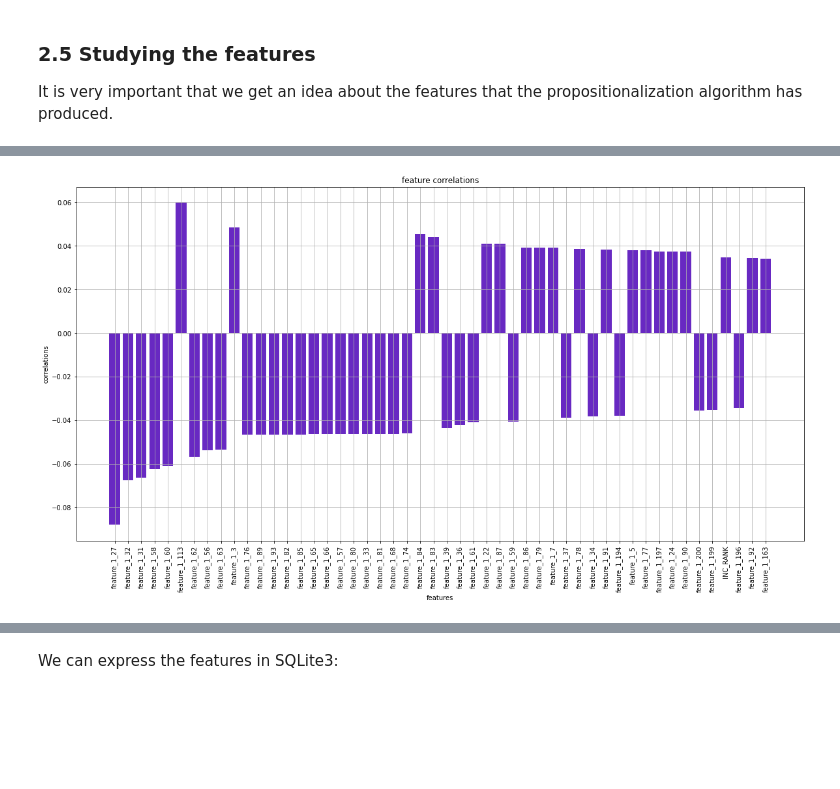
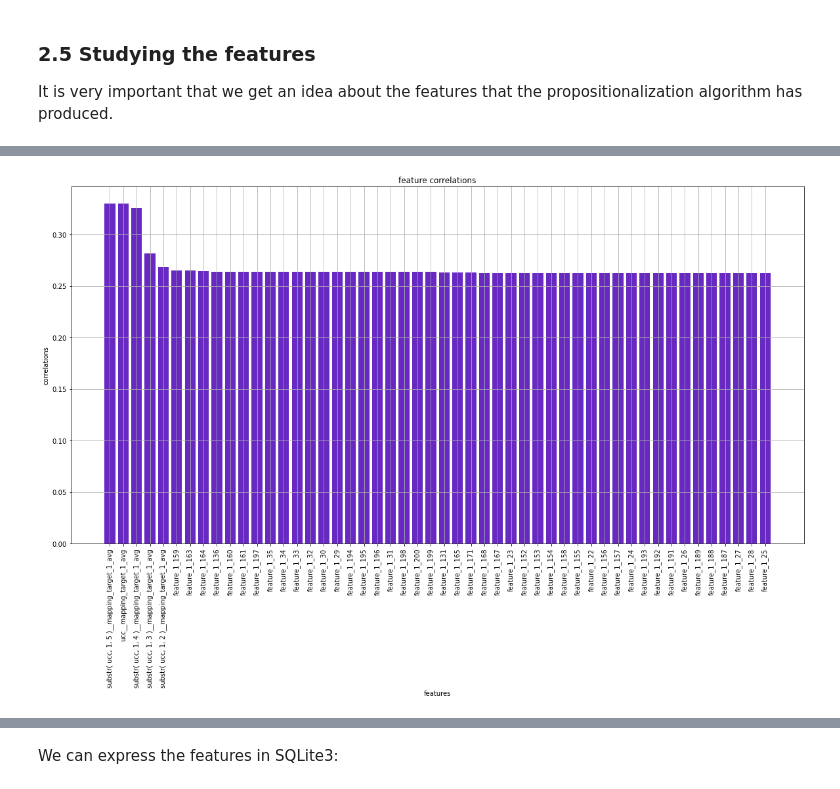
Before and after one commit to getml/getml-demo, a Jupyter notebook: consumer_expenditures.ipynb, the cells around one changed output, grey strips where cells are left out. Saved outputs shown, nothing was run; the diff lists cells and outputs as text; code cells hidden in the pictures; blank space fills up the shorter version.

```diff
--- a/consumer_expenditures.ipynb
+++ b/consumer_expenditures.ipynb
@@ -602,0 +559,12 @@ pipeline = Pipeline(
+# %%
+pipe1 = Pipeline(
+    tags=["first shot", "propositionalization"],
+    population=population_placeholder,
+    share_selected_features=0.9,
+    preprocessors=[ucc1, ucc2, ucc3, ucc4, ucc5, mapping],
+    feature_learners=fast_prop,
+    feature_selectors=feature_selector,
+    predictors=predictor
+)
+
+pipe1
@@ -615,7 +609,8 @@ OK.
 
 OK, let's go:
 # %%
-pipeline.fit(
-    population_table=df_population_training,
-    peripheral_tables={"EXPD": df_expd, "FMLD": df_fmld, "MEMD": df_memd}
-)
+peripheral_tables = {
+    "EXPD": df_expd,
+    "FMLD": df_fmld,
+    "MEMD": df_memd,
+}
@@ -649,0 +625,5 @@ url: http://localhost:1709/#/getpipeline/consumer_expenditures/Nz8LKp/0/
+# %%
+pipe1.fit(
+    population_table=df_population_training,
+    peripheral_tables=peripheral_tables
+)
@@ -687,21 +745,21 @@ pipeline.features.to_pandas()
 # %%
 LENGTH=50
 
-names, correlations = pipeline.features.correlations()
+names, correlations = pipe1.features.correlations()
 
 plt.subplots(figsize=(20, 10))
 
 plt.bar(names[:LENGTH], correlations[:LENGTH], color='#6829c2')
 
 plt.title("feature correlations")
 plt.grid(True)
 plt.xlabel("features")
 plt.ylabel("correlations")
 plt.xticks(rotation='vertical')
 
 plt.show()
 # %% [output]
-[figure, old version]
+[figure, new version]
 # %%
 LENGTH=50
 
```
Also changed, not shown: parts of 26 cells of this notebook.
